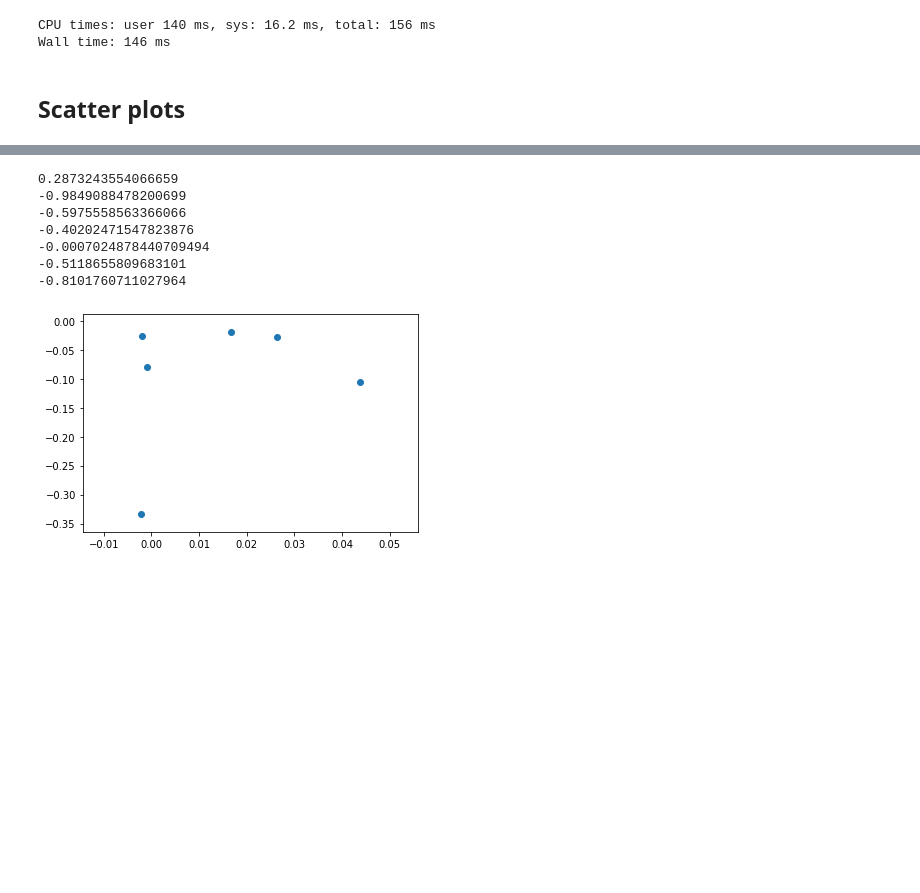
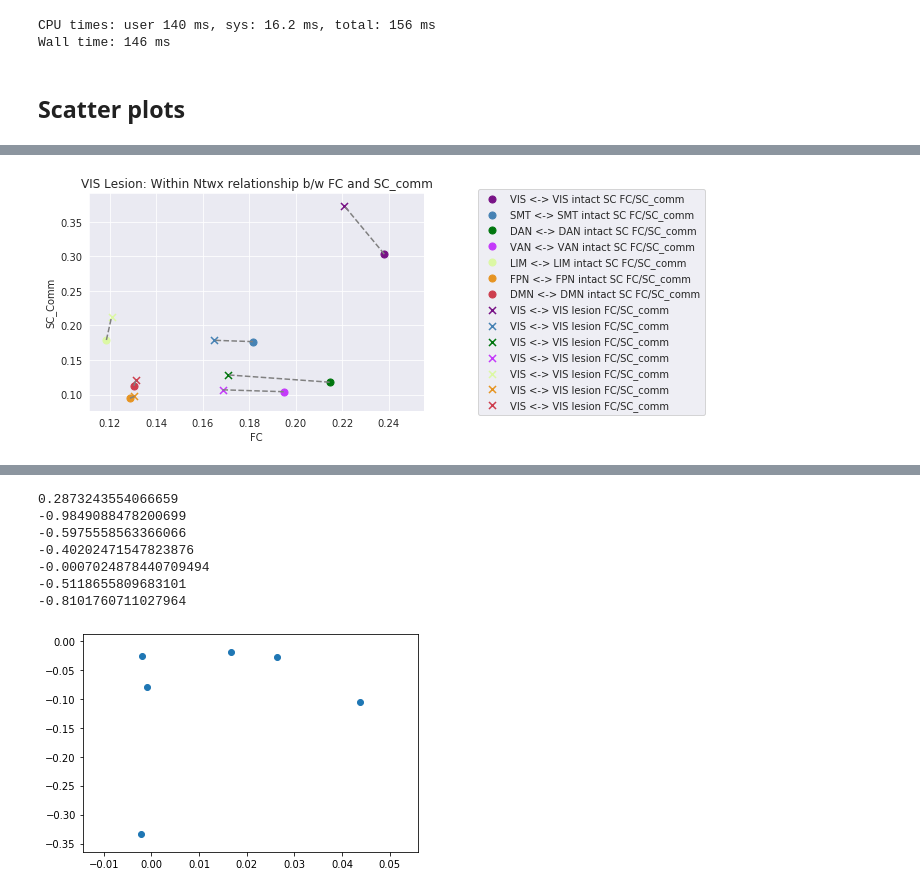
Before and after one commit to Shreyder93/whobpyt, a Jupyter notebook: scratch/Communicability_vs_FC_within_ntwx.ipynb, the cells around one changed output, grey strips where cells are left out. Saved outputs shown, nothing was run; the diff lists cells and outputs as text; code cells hidden in the pictures; blank space fills up the shorter version.

Commit message:
added stats, absolute values to inner/outer fc + sc_communicability NBs - 14/09/2023

```diff
--- a/scratch/Communicability_vs_FC_within_ntwx.ipynb
+++ b/scratch/Communicability_vs_FC_within_ntwx.ipynb
@@ -342,2 +342,17 @@ def structurally_isolate_func_ntwx(a,b,c,d, sc):
 
     return modified_matrix
+# %%
+
+for i in range(7):
+    a,b,c,d = ntwx_labels_idxs[i]
+
+    modified_matrix = distance.copy()
+
+    ntwx_only_lh = modified_matrix[a:b, a:b]
+    ntwx_only_rh = modified_matrix[c:d, c:d]
+    ntwx_only_lhrh = modified_matrix[a:b, c:d]
+    ntwx_only_rhlh = modified_matrix[c:d, a:b]
+
+    mean_fc = (np.mean(ntwx_only_lh) + np.mean(ntwx_only_rh) + np.mean(ntwx_only_lhrh) + np.mean(ntwx_only_rhlh))/4
+
+    print(mean_fc)
@@ -735,0 +792,4 @@ dmn_lesion_sc_comm_means]
+# %%
+Ntwx_labels = ['VIS', 'SMT', 'DAN', 'VAN', 'LIM', 'FPN', 'DMN']
+# %%
+ntwx_hex_codes = ['#781286','#4682B4','#00760E','#C43AFA','#DCF8A4','#E69422','#CD3E4E']
@@ -735,0 +816,62 @@ dmn_lesion_sc_comm_means]
+# %%
+for i in range(7):
+
+        x_coords = org_whobpyt_means.copy()
+
+        y_coords = intact_sc_comm_means.copy()
+
+        x_coords_1 = ntwx_lesion_whobpyt_means[i]
+
+        y_coords_1 = all_sc_comm_means[i]
+
+        sns.set_style('darkgrid')
+
+#         # Remove the first value from each list
+#         x_coords = x_coords[1:]
+#         y_coords = y_coords[1:]
+#         x_coords_1 = x_coords_1[1:]
+#         y_coords_1 = y_coords_1[1:]
+
+#         ntwx_hex_codes2 = ntwx_hex_codes[1:]
+#         Ntwx_labels2 = Ntwx_labels[1:]
+
+        y_coords = [value*10 for value in y_coords] # 'x10' for clarity
+        y_coords_1 = [value*10 for value in y_coords_1] # 'x10' for clarity
+
+        # Calculate the slope of each line and store it in a list
+        slopes = []
+        for (x1, y1, x2, y2) in zip(x_coords, y_coords, x_coords_1, y_coords_1):
+            slope = (y2 - y1) / (x2 - x1)
+            slopes.append(slope)
+
+        # Create a scatter plot for x_coords/y_coords and x_coords_1/y_coords_1
+#         plt.scatter(x_coords, y_coords, label='intact SC FC/intact SC SC_comm', marker='o', color=ntwx_hex_codes2[i], s=50)
+#         plt.scatter(x_coords_1, y_coords_1, label='{0}_lesion FC/{0}_lesion SC_comm', marker='x', color=ntwx_hex_codes2[i], s=50)
+
+        # Create a scatter plot for x_coords/y_coords and x_coords_1/y_coords_1 with different colors
+        for k, (x, y) in enumerate(zip(x_coords, y_coords)):
+            plt.scatter(x, y, label='{0} <-> {0} intact SC FC/SC_comm'.format(Ntwx_labels[k],Ntwx_labels[k]), marker='o', color=ntwx_hex_codes[k], s=50)
+        for k, (x, y) in enumerate(zip(x_coords_1, y_coords_1)):
+            plt.scatter(x, y, label='{0} <-> {0} lesion FC/SC_comm'.format(Ntwx_labels[i],Ntwx_labels[k]), marker='x', color=ntwx_hex_codes[k], s=50)
+
+        # Draw lines between the points
+        for x1, y1, x2, y2 in zip(x_coords, y_coords, x_coords_1, y_coords_1):
+            plt.plot([x1, x2], [y1, y2], color='gray', linestyle='--')
+
+        # Set labels and legend
+        plt.xlabel('FC')
+        plt.ylabel('SC_Comm')
+        plt.legend(bbox_to_anchor=[1.5, 0.5], loc='center')
+
+        # Set plot title
+        plt.title('{0} Lesion: Within Ntwx relationship b/w FC and SC_comm'.format(Ntwx_labels[i]))
+
+        # Show the plot
+        plt.grid(True)
+        plt.show()
+
+        # Display the slopes
+        for j, slope in enumerate(slopes):
+            print("Slope b/w INTACT & {0} lesion FC/SC_comm = ".format(Ntwx_labels[j]), slope)
+# %% [output]
+[figure, added]
```
Also changed, not shown: parts of 13 cells of this notebook, 7 other files.
